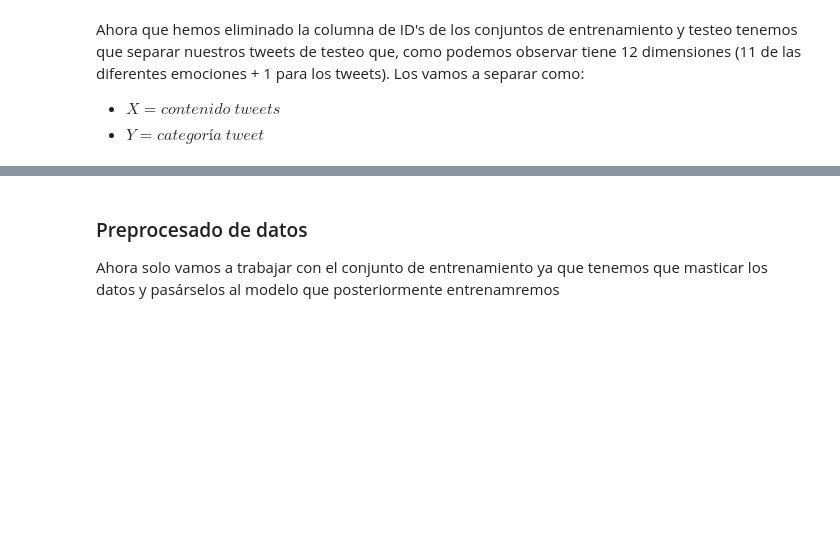
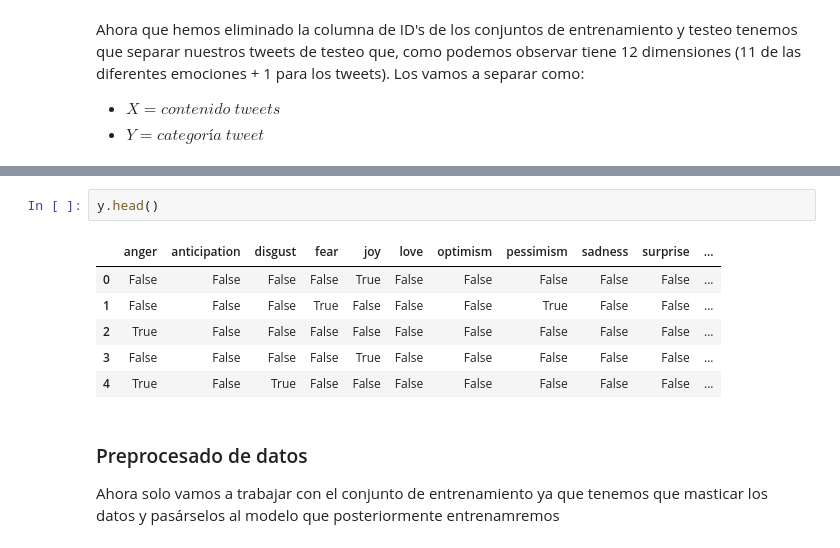
Before and after one commit to AlexMadrid-coder/PLN-FinalPr, a Jupyter notebook: final-pr.ipynb, the cells around one changed output, grey strips where cells are left out. Saved outputs shown, nothing was run; the diff lists cells and outputs as text; blank space fills up the shorter version.

```diff
--- a/final-pr.ipynb
+++ b/final-pr.ipynb
@@ -106,3 +111,12 @@ Name: Tweet, dtype: object
+# %%
+y.head()
+# %% [output]
+|  | anger | anticipation | disgust | fear | joy | love | optimism | pessimism | sadness | surprise | ... |
+| 0 | False | False | False | False | True | False | False | False | False | False | ... |
+| 1 | False | False | False | True | False | False | False | True | False | False | ... |
+| 2 | True | False | False | False | False | False | False | False | False | False | ... |
+| 3 | False | False | False | False | True | False | False | False | False | False | ... |
+| 4 | True | False | True | False | False | False | False | False | False | False | ... |
 # %% [markdown]
 ### Preprocesado de datos
 Ahora solo vamos a trabajar con el conjunto de entrenamiento ya que tenemos que masticar los datos y pasárselos al modelo que posteriormente entrenamremos
```
Also changed, not shown: parts of 12 cells of this notebook, 2 other files.
